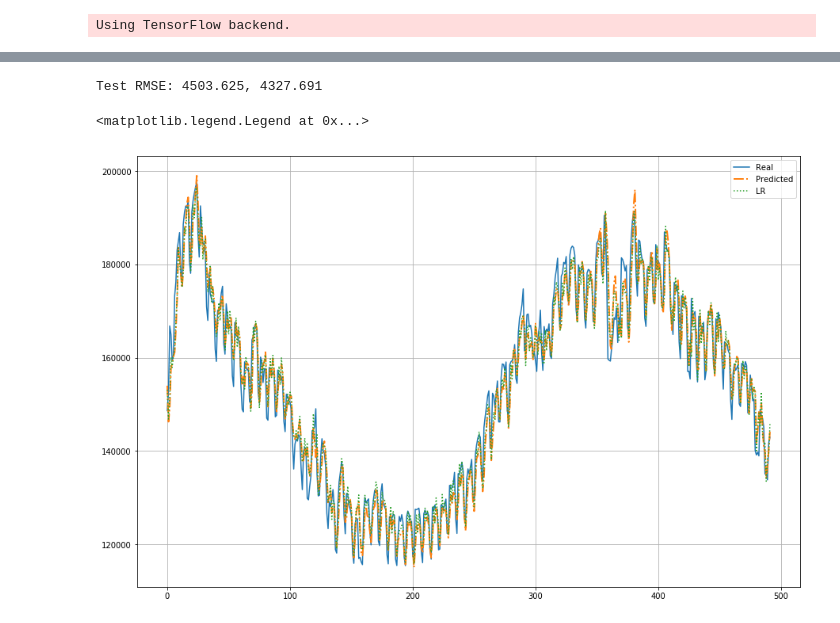
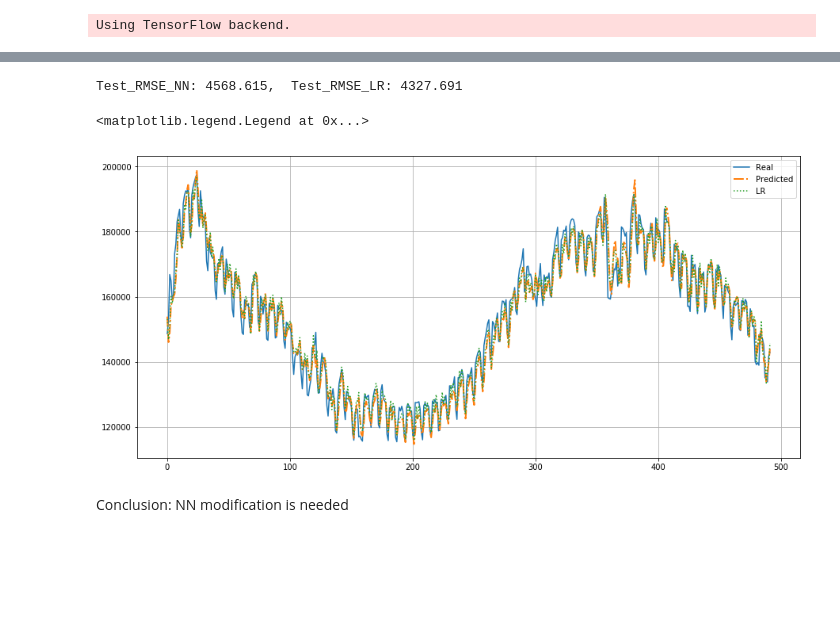
Before and after one commit to ml-mipt/ml-mipt-part2, a Jupyter notebook: 2018/seminars/3_advanced_forecasting/Keras_for_tsforecasting.ipynb, the cells around one changed output, grey strips where cells are left out. Saved outputs shown, nothing was run; the diff lists cells and outputs as text; code cells hidden in the pictures; blank space fills up the shorter version.

```diff
--- a/2018/seminars/3_advanced_forecasting/Keras_for_tsforecasting.ipynb
+++ b/2018/seminars/3_advanced_forecasting/Keras_for_tsforecasting.ipynb
@@ -182,17 +181,20 @@ inv_y = inv_y[:,0]
 # %%
-rmse = np.sqrt(mean_squared_error(inv_y, inv_yhat))
-rmse2 = np.sqrt(mean_squared_error(inv_y, lr_inv_yhat))
+# calculate RMSE
+rmse_nn = np.sqrt(mean_squared_error(inv_y, inv_yhat))
+rmse_lr = np.sqrt(mean_squared_error(inv_y, lr_inv_yhat))
 
-print('Test RMSE: %.3f, %.3f' % (rmse, rmse2))
+print('Test_RMSE_NN: %.3f,\t Test_RMSE_LR: %.3f' % (rmse_nn, rmse_lr))
 # %% [output]
-Test RMSE: 4503.625, 4327.691
+Test_RMSE_NN: 4568.615,  Test_RMSE_LR: 4327.691
 # %%
-# plt.figure(figsize=(15,10))
-# plt.plot(inv_y, label='Real')
-# plt.plot(inv_yhat, '-.', linewidth=2, label='Predicted')
-# plt.plot(lr_inv_yhat, ':', label='LR')
-# plt.grid()
-# plt.legend()
+plt.figure(figsize=(15,7))
+plt.plot(inv_y, label='Real')
+plt.plot(inv_yhat, '-.', linewidth=2, label='Predicted')
+plt.plot(lr_inv_yhat, ':', label='LR')
+plt.grid()
+plt.legend()
 # %% [output]
 <matplotlib.legend.Legend at 0x...>
-[figure, old version]
+[figure, new version]
+# %% [markdown]
+Conclusion: NN modification is needed
```
Also changed, not shown: parts of 7 cells of this notebook, 1 other file.
